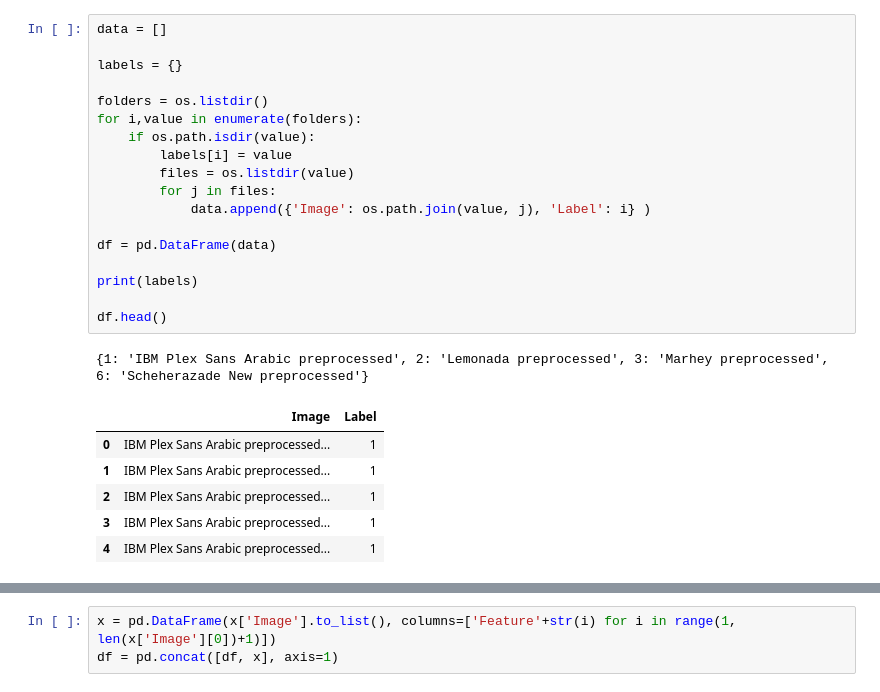
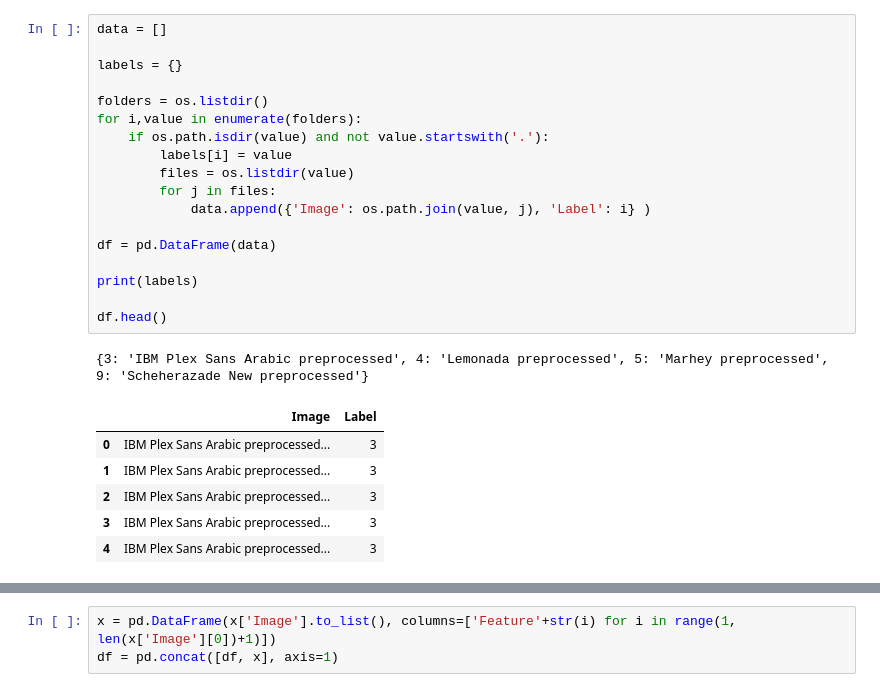
Before and after one commit to MohamedMaher02/Arabic-Font-Recognition, a Jupyter notebook: algorithm.ipynb, the cells around one changed output, grey strips where cells are left out. Cells and saved outputs as stored; diff of their text form.

```diff
--- a/algorithm.ipynb
+++ b/algorithm.ipynb
@@ -211,26 +18,26 @@ def preprocess_image(image_file):
 # %%
 data = []
 
 labels = {}
 
 folders = os.listdir()
 for i,value in enumerate(folders):
-    if os.path.isdir(value):
+    if os.path.isdir(value) and not value.startswith('.'):
         labels[i] = value
         files = os.listdir(value)
         for j in files:
             data.append({'Image': os.path.join(value, j), 'Label': i} )
 
 df = pd.DataFrame(data)
 
 print(labels)
 
 df.head()
 # %% [output]
-{1: 'IBM Plex Sans Arabic preprocessed', 2: 'Lemonada preprocessed', 3: 'Marhey preprocessed', 6: 'Scheherazade New preprocessed'}
+{3: 'IBM Plex Sans Arabic preprocessed', 4: 'Lemonada preprocessed', 5: 'Marhey preprocessed', 9: 'Scheherazade New preprocessed'}
 |  | Image | Label |
-| 0 | IBM Plex Sans Arabic preprocessed... | 1 |
-| 1 | IBM Plex Sans Arabic preprocessed... | 1 |
-| 2 | IBM Plex Sans Arabic preprocessed... | 1 |
-| 3 | IBM Plex Sans Arabic preprocessed... | 1 |
-| 4 | IBM Plex Sans Arabic preprocessed... | 1 |
+| 0 | IBM Plex Sans Arabic preprocessed... | 3 |
+| 1 | IBM Plex Sans Arabic preprocessed... | 3 |
+| 2 | IBM Plex Sans Arabic preprocessed... | 3 |
+| 3 | IBM Plex Sans Arabic preprocessed... | 3 |
+| 4 | IBM Plex Sans Arabic preprocessed... | 3 |
```
Also changed, not shown: parts of 16 cells of this notebook, 1 other file.
